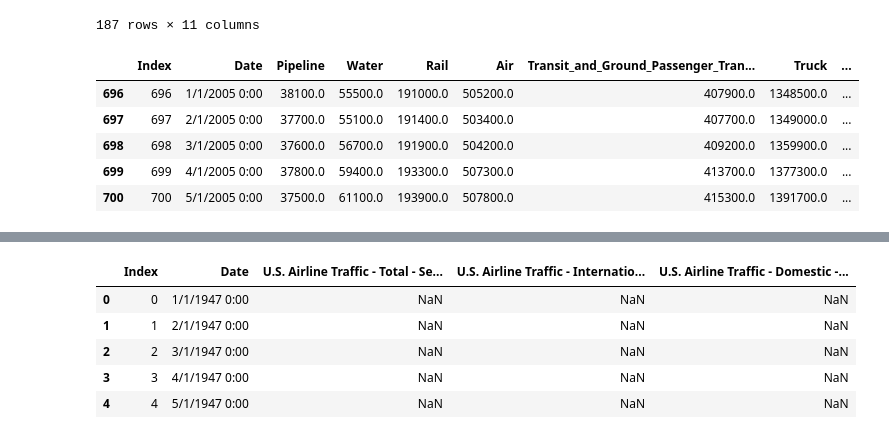
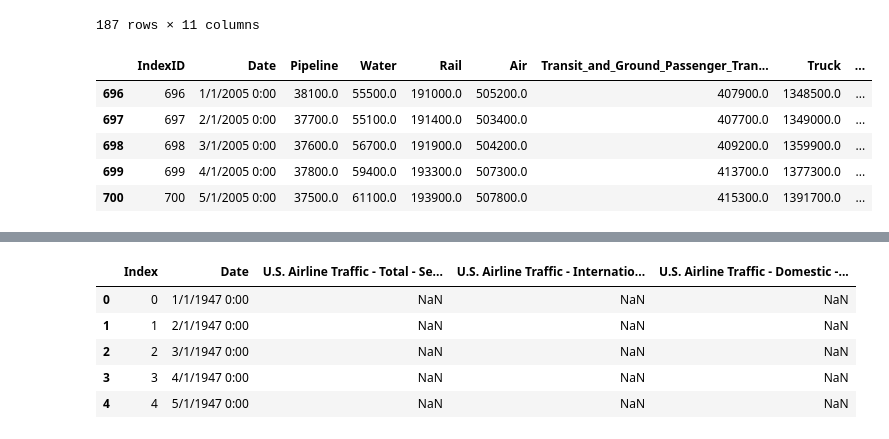
Before and after one commit to RBLevine/ETL-Project, a Jupyter notebook: CSVCleanUp/CSV_Cleanup_Final.ipynb, the cells around one changed output, grey strips where cells are left out. Saved outputs shown, nothing was run; the diff lists cells and outputs as text; code cells hidden in the pictures.

```diff
--- a/CSVCleanUp/CSV_Cleanup_Final.ipynb
+++ b/CSVCleanUp/CSV_Cleanup_Final.ipynb
@@ -226,18 +229,19 @@ transportation_df
 187 rows × 11 columns
 # %%
 # Rename columns for ease
-transportation_df.rename(columns = {'Transportation Employment - Pipeline Transportation':'Pipeline',
+transportation_df.rename(columns = {'Index':'IndexID',
+                                    'Transportation Employment - Pipeline Transportation':'Pipeline',
                                 'Transportation Employment - Water Transportation':'Water',
                               'Transportation Employment - Rail Transportation':'Rail',
                               'Transportation Employment - Air Transportation':'Air',
                               'Transportation Employment - Transit and ground passenger transportation':'Transit_and_Ground_Passenger_Transportation',
                                    'Transportation Employment - Truck Transportation':'Truck',
                                    'Unemployment Rate - Seasonally Adjusted':'Unemployment_Rate',
                                    'Labor Force Participation Rate - Seasonally Adjusted':'Labor_Force_Participation_Rate',
                                    'Unemployed - Seasonally Adjusted':'Unemployed'}, inplace = True)
 transportation_df.head()
 # %% [output]
-|  | Index | Date | Pipeline | Water | Rail | Air | Transit_and_Ground_Passenger_Tran... | Truck | ... |
+|  | IndexID | Date | Pipeline | Water | Rail | Air | Transit_and_Ground_Passenger_Tran... | Truck | ... |
 | 696 | 696 | 1/1/2005 0:00 | 38100.0 | 55500.0 | 191000.0 | 505200.0 | 407900.0 | 1348500.0 | ... |
 | 697 | 697 | 2/1/2005 0:00 | 37700.0 | 55100.0 | 191400.0 | 503400.0 | 407700.0 | 1349000.0 | ... |
 | 698 | 698 | 3/1/2005 0:00 | 37600.0 | 56700.0 | 191900.0 | 504200.0 | 409200.0 | 1359900.0 | ... |
```
Also changed, not shown: parts of 6 cells of this notebook, 6 other files.
